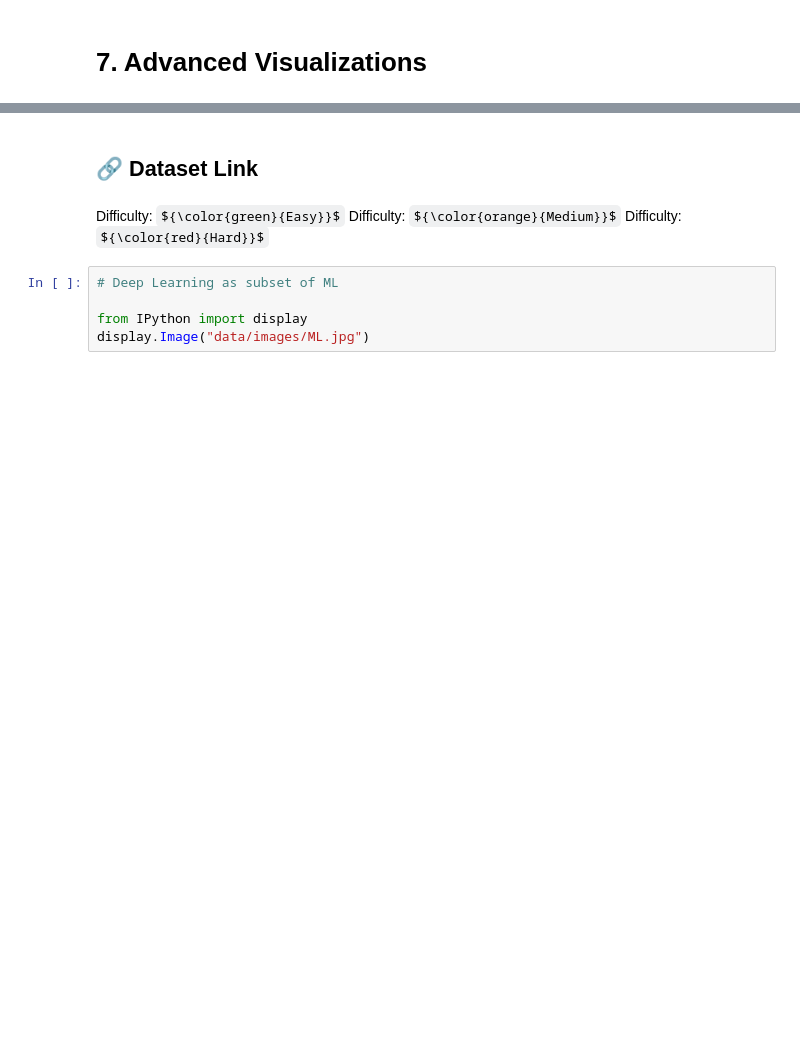
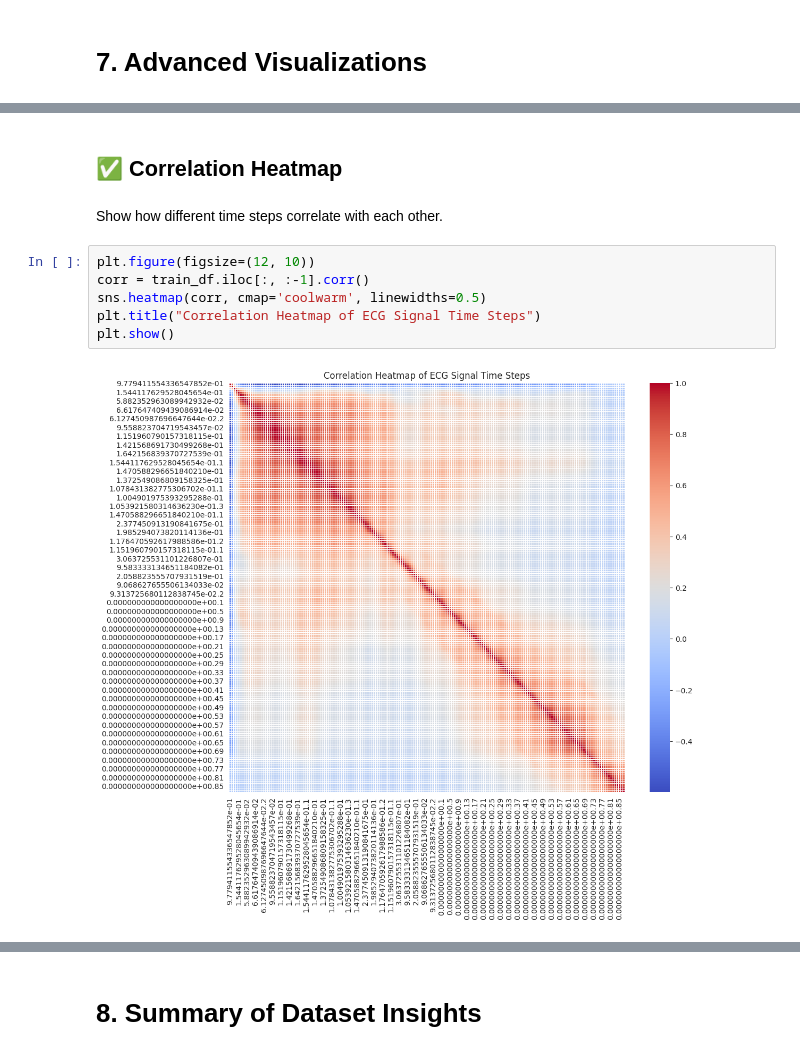
Before and after one commit to ancilcleetus/Time_Series_Project_01_ECG_Insight, a Jupyter notebook: notebooks/Kaggle_ECG_Heartbeat_Dataset_Exploration.ipynb, the cells around one changed output, grey strips where cells are left out. Saved outputs shown, nothing was run; the diff lists cells and outputs as text; some formulas as TeX source; blank space fills up the shorter version.

```diff
--- a/notebooks/Kaggle_ECG_Heartbeat_Dataset_Exploration.ipynb
+++ b/notebooks/Kaggle_ECG_Heartbeat_Dataset_Exploration.ipynb
@@ -318,13 +409,16 @@ Number of Outliers Detected: 334838
+# %% [markdown]
+## ✅ Correlation Heatmap
+# %% [markdown]
+Show how different time steps correlate with each other.
+# %%
+plt.figure(figsize=(12, 10))
+corr = train_df.iloc[:, :-1].corr()
+sns.heatmap(corr, cmap='coolwarm', linewidths=0.5)
+plt.title("Correlation Heatmap of ECG Signal Time Steps")
+plt.show()
+# %% [output]
+[figure, added]
 # %% [markdown]
 ![rainbow](https://github.com/ancilcleetus/My-Learning-Journey/assets/25684256/839c3524-2a1d-4779-85a0-83c562e1e5e5)
-# %% [markdown]
-## 🔗 Dataset Link
-# %% [markdown]
-Difficulty: ${\color{green}{Easy}}$
-Difficulty: ${\color{orange}{Medium}}$
-Difficulty: ${\color{red}{Hard}}$
-# %%
-# Deep Learning as subset of ML
-
-from IPython import display
-display.Image("data/images/ML.jpg")
+# %% [markdown]
+# 8. Summary of Dataset Insights
```
Also changed, not shown: parts of 17 cells of this notebook.
